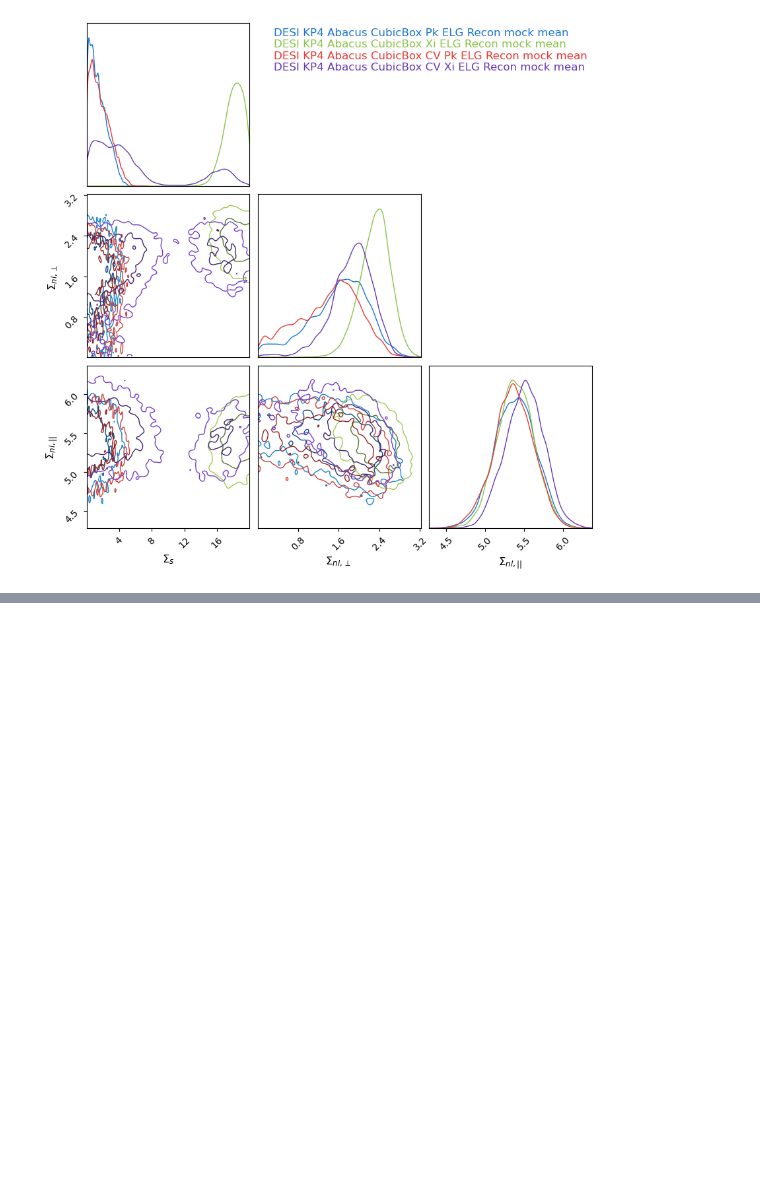
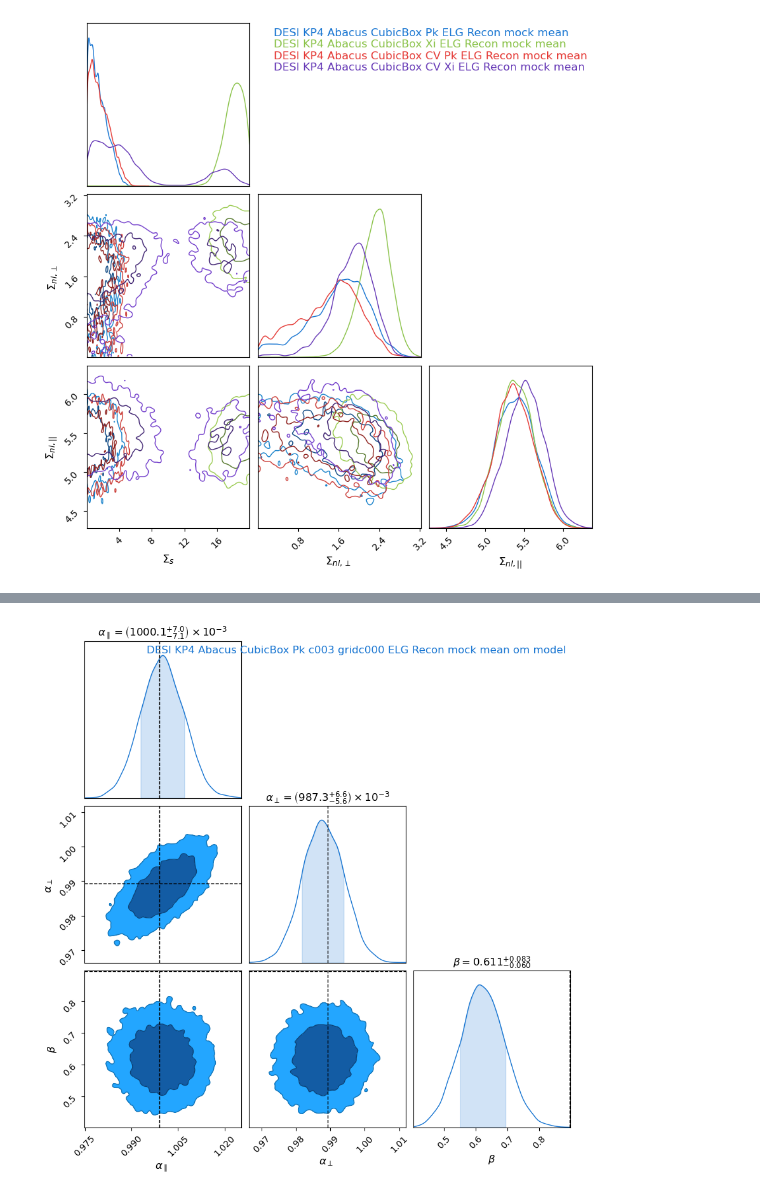
Before and after one commit to abbew25/Barry, a Jupyter notebook: cosmodesi_KP4ELG_examplecode_make_picklefiles/plot_chain_comparison_differentmodels.ipynb, the cells around one changed output, grey strips where cells are left out. Saved outputs shown, nothing was run; the diff lists cells and outputs as text; code cells hidden in the pictures; blank space fills up the shorter version.

```diff
--- a/cosmodesi_KP4ELG_examplecode_make_picklefiles/plot_chain_comparison_differentmodels.ipynb
+++ b/cosmodesi_KP4ELG_examplecode_make_picklefiles/plot_chain_comparison_differentmodels.ipynb
@@ -422,0 +425,82 @@ INFO:matplotlib.mathtext:Substituting symbol \perp from STIXGeneral
+# %%
+# Import some necessary modules
+import os
+import sys
+import pickle
+import logging
+import numpy as np
+import pandas as pd
+import matplotlib.pyplot as plt
+from chainconsumer import ChainConsumer
+
+sys.path.append("../../Barry/")     # Change this so that it points to where you have Barry installed
+
+#from barry.samplers import DynestySampler
+from barry.samplers import NautilusSampler
+from barry.config import setup
+from barry.models import PowerBeutler2017, CorrBeutler2017
+from barry.datasets.dataset_power_spectrum import PowerSpectrum_DESI_KP4
+from barry.datasets.dataset_correlation_function import CorrelationFunction_DESI_KP4
+from barry.fitter import Fitter
+from barry.models.model import Correction # class for applying corrections to the likelihood function
+from barry.utils import weighted_avg_and_cov # function for getting avg and covariance
+
+pfn1 = "/global/u1/a/abbew25/barryrepo/Barry/cosmodesi_KP4ELG_examplecode_make_picklefiles/plots/desi_kp4_abacus_cubic_ELG-c003/output/desi_kp4_abacus_cubic_ELG-c003.fitter.pkl"
+
+pfn2 = "/global/u1/a/abbew25/barryrepo/Barry/cosmodesi_KP4ELG_examplecode_make_picklefiles/plots/desi_kp4_abacus_cubic_ELG_phaseshiftfree-c003/output/desi_kp4_abacus_cubic_ELG_phaseshiftfree-c003.fitter.pkl"
+
+pfns = [
+        #pfn1,
+        pfn2
+]
+
+
+c = ChainConsumer()
+
+for i,p in enumerate(pfns):
+    with open(p, 'rb') as pickle_file:
+        fitter = pickle.load(pickle_file)
+
+    for posterior, weight, chain, evidence, model, data, extra in fitter.load():
+
+
+        if 'mean' not in extra['name']:  # making sure we only get chain for mock mean
+            continue
+
+        if 'Prerecon' in extra['name']: # making sure we only get results from recon
+            continue
+
+        df = pd.DataFrame(chain, columns=model.get_labels())
+
+        # Compute alpha_par and alpha_perp for each point in the chain
+        alpha_par, alpha_perp = model.get_alphas(df["$\\alpha$"].to_numpy(), df["$\\epsilon$"].to_numpy())
+        df["$\\alpha_\\parallel$"] = alpha_par
+        df["$\\alpha_\\perp$"] = alpha_perp
+
+        # Add the chain or MAP to the Chainconsumer plots
+        #print(extra)
+        extra.pop("realisation", 'mean')#+ extraname)
+        extra["name"] = extra['name'] + extraname
+
+        #print(extra)
+        #print(df)
+
+        c.add_chain(df, weights=weight, **extra, plot_contour=True, plot_point=False, show_as_1d_prior=False)
+        #print('test')
+
+couplingterm = 1.0/0.22710731766023898
+beta_approx = (3.044/(3.044+couplingterm) * (3.7+couplingterm)/3.7)
+
+truth = {"$\\alpha_\\parallel$": 0.99906947, "$\\alpha_\\perp$": 0.98927880,
+         "$\\beta$": beta_approx}
+
+parameters = [names for names in truth]
+
+c.plotter.plot(
+    truth=truth,
+        parameters = parameters,
+        legend=True,
+        display=False,
+        figsize=(9,9),
+)
+# %% [output]
@@ -422,0 +519 @@ INFO:matplotlib.mathtext:Substituting symbol \perp from STIXGeneral
+[figure, added]
```
Also changed, not shown: parts of 2 cells of this notebook, 10 other files.
